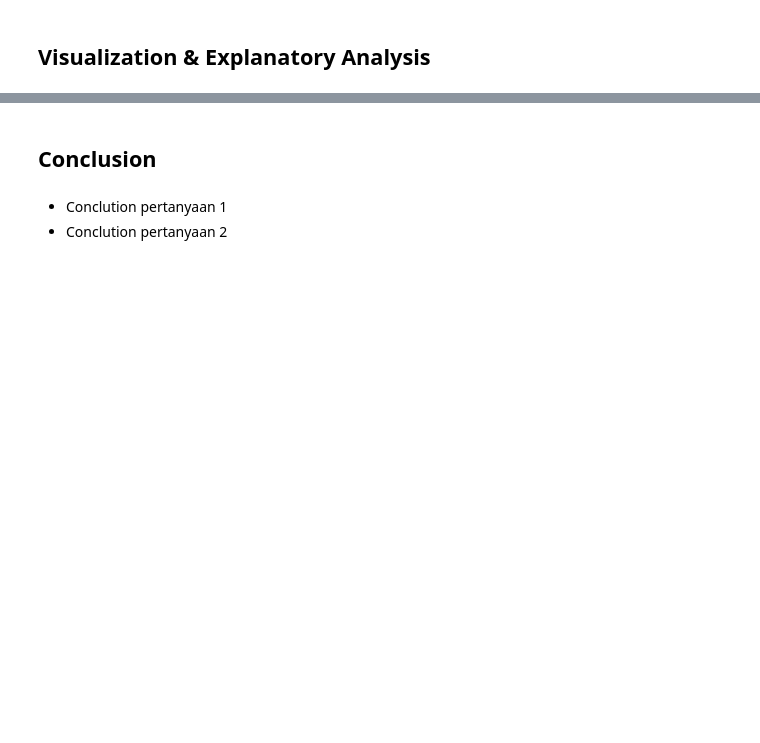
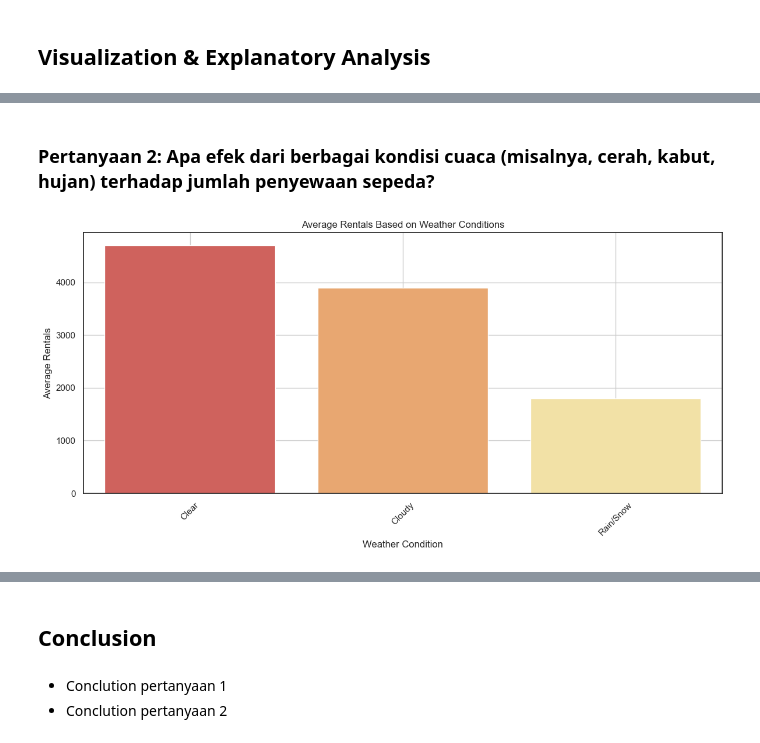
Before and after one commit to Maoelan/bike-sharing-data-analysis, a Jupyter notebook: Proyek_Analisis_Data.ipynb, the cells around one changed output, grey strips where cells are left out. Saved outputs shown, nothing was run; the diff lists cells and outputs as text; code cells hidden in the pictures; blank space fills up the shorter version.

```diff
--- a/Proyek_Analisis_Data.ipynb
+++ b/Proyek_Analisis_Data.ipynb
@@ -411,0 +397,23 @@ day_df
+# %% [markdown]
+### Pertanyaan 2: Apa efek dari berbagai kondisi cuaca (misalnya, cerah, kabut, hujan) terhadap jumlah penyewaan sepeda?
+# %%
+weathersit_map = {
+    1: 'Clear',
+    2: 'Cloudy',
+    3: 'Rain/Snow',
+}
+
+weather_stats = day_df.groupby('weathersit')['cnt'].mean().reset_index()
+weather_stats['weathersit'] = weather_stats['weathersit'].map(weathersit_map)
+
+plt.figure(figsize=(12, 6))
+sns.barplot(data=weather_stats, x='weathersit', y='cnt')
+plt.title('Average Rentals Based on Weather Conditions')
+plt.xlabel('Weather Condition')
+plt.ylabel('Average Rentals')
+plt.xticks(rotation=45)
+plt.grid(True)
+plt.tight_layout()
+plt.show()
+# %% [output]
+[figure, added]
```
Also changed, not shown: parts of 28 cells of this notebook.
